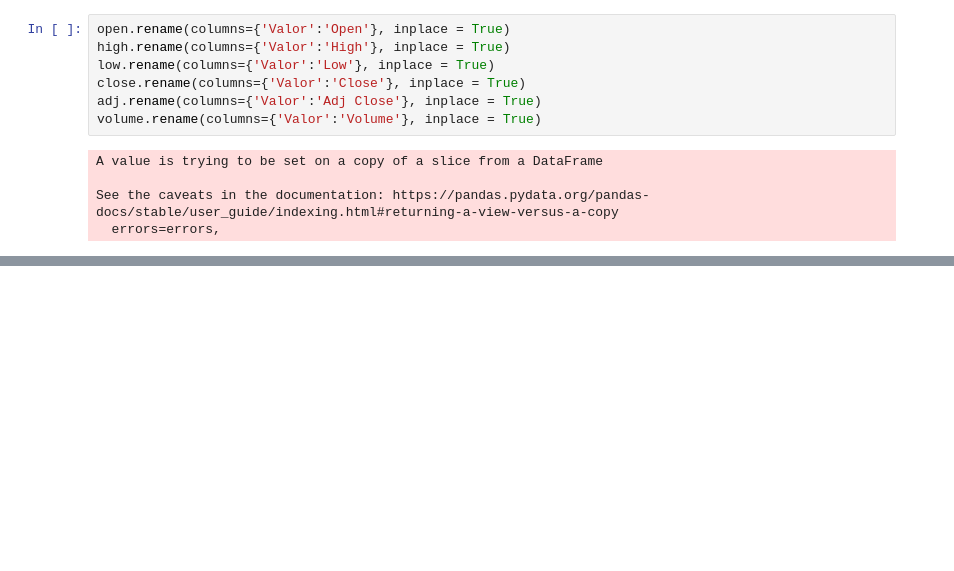
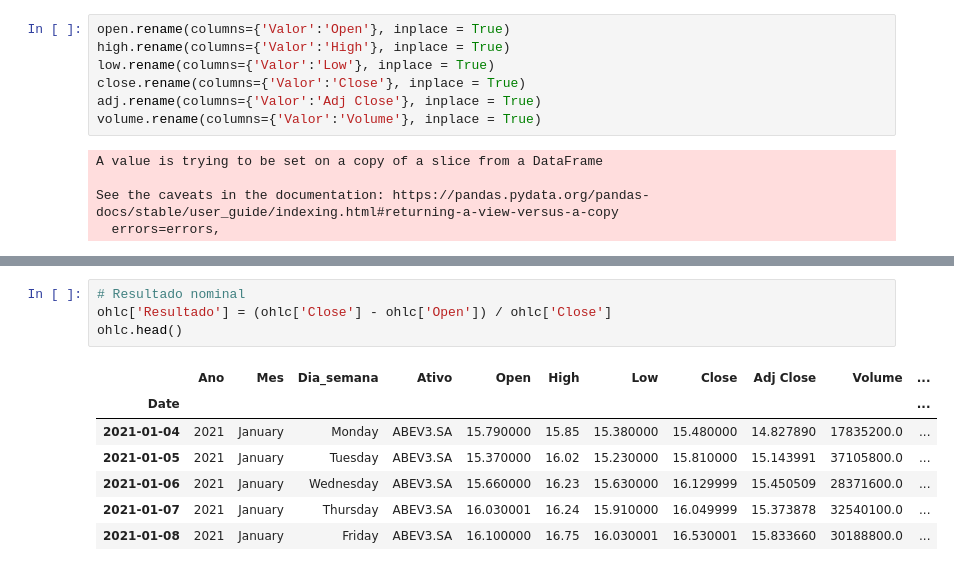
Before and after one commit to alanbrazoes/notebooks, a Jupyter notebook: dataframes.ipynb, the cells around one changed output, grey strips where cells are left out. Saved outputs shown, nothing was run; the diff lists cells and outputs as text; blank space fills up the shorter version.

```diff
--- a/dataframes.ipynb
+++ b/dataframes.ipynb
@@ -1190,0 +1203,12 @@ ohlc
+# %%
+# Resultado nominal
+ohlc['Resultado'] = (ohlc['Close'] - ohlc['Open']) / ohlc['Close']
+ohlc.head()
+# %% [output]
+|  | Ano | Mes | Dia_semana | Ativo | Open | High | Low | Close | Adj Close | Volume | ... |
+| Date |  |  |  |  |  |  |  |  |  |  | ... |
+| 2021-01-04 | 2021 | January | Monday | ABEV3.SA | 15.790000 | 15.85 | 15.380000 | 15.480000 | 14.827890 | 17835200.0 | ... |
+| 2021-01-05 | 2021 | January | Tuesday | ABEV3.SA | 15.370000 | 16.02 | 15.230000 | 15.810000 | 15.143991 | 37105800.0 | ... |
+| 2021-01-06 | 2021 | January | Wednesday | ABEV3.SA | 15.660000 | 16.23 | 15.630000 | 16.129999 | 15.450509 | 28371600.0 | ... |
+| 2021-01-07 | 2021 | January | Thursday | ABEV3.SA | 16.030001 | 16.24 | 15.910000 | 16.049999 | 15.373878 | 32540100.0 | ... |
+| 2021-01-08 | 2021 | January | Friday | ABEV3.SA | 16.100000 | 16.75 | 16.030001 | 16.530001 | 15.833660 | 30188800.0 | ... |
```
Also changed, not shown: parts of 48 cells of this notebook.
